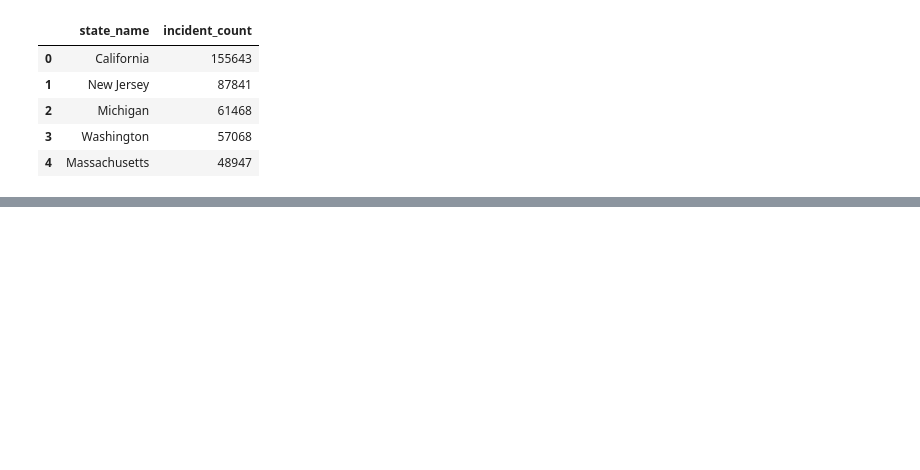
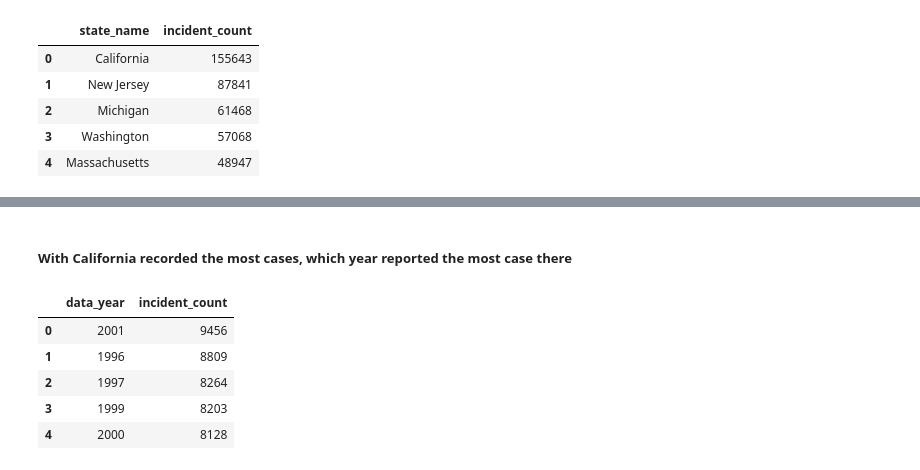
Before and after one commit to SakshiDS/etl_project, a Jupyter notebook: etl_proj_SM.ipynb, the cells around one changed output, grey strips where cells are left out. Drawn from its saved outputs; the diff is of its cells as text; code cells hidden in the pictures; blank space fills up the shorter version.

```diff
--- a/etl_proj_SM.ipynb
+++ b/etl_proj_SM.ipynb
@@ -227,0 +268,23 @@ hc_per_pop_density.head()
+# %% [markdown]
+##### With California recorded the most cases, which year reported the most case there
+# %%
+with psycopg2.connect(host='localhost', dbname='hate_crime', user='postgres', password=password) as conn:
+
+    query = """SELECT data_year, count(incident_id) AS incident_count
+                FROM incident as i
+                LEFT JOIN location as l
+                ON i.ori = l.ori
+                WHERE state_name = 'California'
+                GROUP BY data_year
+                ORDER BY count(incident_id) DESC;"""
+
+    hc_cal_year = pd.read_sql_query(query,conn)
+
+hc_cal_year.head()
+# %% [output]
+|  | data_year | incident_count |
+| 0 | 2001 | 9456 |
+| 1 | 1996 | 8809 |
+| 2 | 1997 | 8264 |
+| 3 | 1999 | 8203 |
+| 4 | 2000 | 8128 |
```
Also changed, not shown: parts of 20 cells of this notebook.
